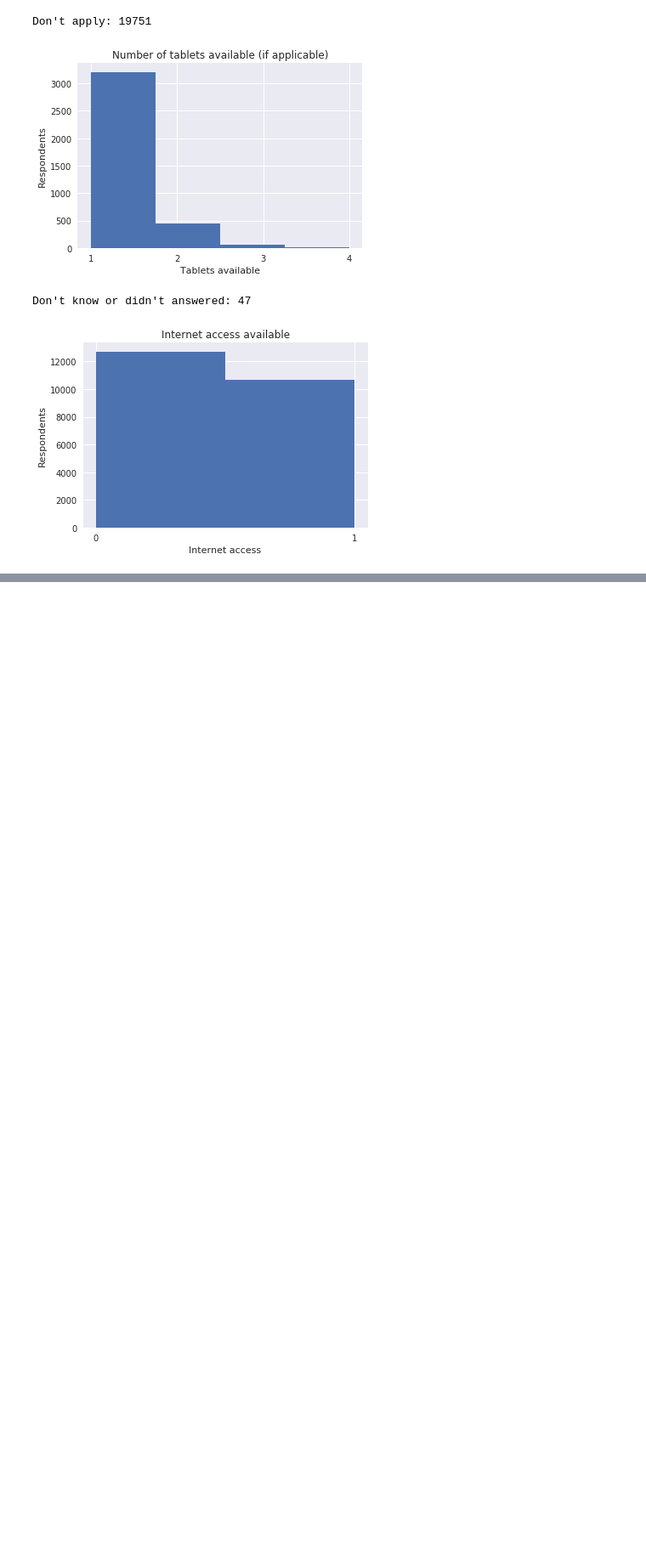
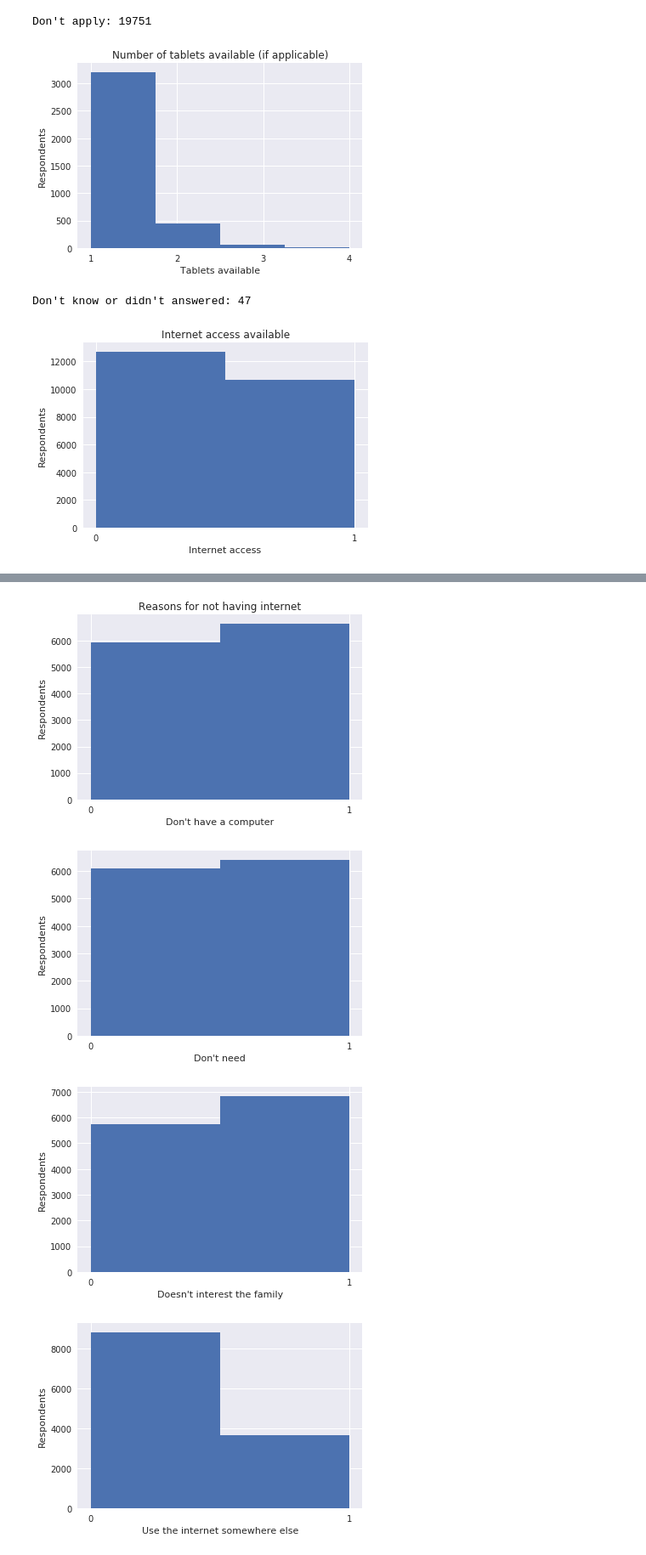
Before and after one commit to henriquefreitassouza/notebooks, a Jupyter notebook: projects/TIC Domicílios.ipynb, the cells around one changed output, grey strips where cells are left out. Shown: that part at 85% size. Cells and saved outputs as stored; diff of their text form; code cells hidden in the pictures; blank space fills up the shorter version.

```diff
--- a/projects/TIC Domicílios.ipynb
+++ b/projects/TIC Domicílios.ipynb
@@ -518,0 +547,78 @@ Don't know or didn't answered: 47
+# %%
+# Plot the reasons for not having internet (this code is very repetitive and should be encapsulated into a function)
+reason_a = no_internet_reasons['A5_A'].loc[~no_internet_reasons['A5_A'].isin([97, 98, 99])]
+reason_b = no_internet_reasons['A5_B'].loc[~no_internet_reasons['A5_B'].isin([97, 98, 99])]
+reason_c = no_internet_reasons['A5_C'].loc[~no_internet_reasons['A5_C'].isin([97, 98, 99])]
+reason_d = no_internet_reasons['A5_D'].loc[~no_internet_reasons['A5_D'].isin([97, 98, 99])]
+reason_e = no_internet_reasons['A5_E'].loc[~no_internet_reasons['A5_E'].isin([97, 98, 99])]
+reason_f = no_internet_reasons['A5_F'].loc[~no_internet_reasons['A5_F'].isin([97, 98, 99])]
+reason_g = no_internet_reasons['A5_G'].loc[~no_internet_reasons['A5_G'].isin([97, 98, 99])]
+reason_h = no_internet_reasons['A5_H'].loc[~no_internet_reasons['A5_H'].isin([97, 98, 99])]
+reason_i = no_internet_reasons['A5_I'].loc[~no_internet_reasons['A5_I'].isin([97, 98, 99])]
+reason_other = no_internet_reasons['A5_outro'].loc[~no_internet_reasons['A5_outro'].isin([97, 98, 99])]
+
+plt.title('Reasons for not having internet')
+plt.hist(reason_a, bins=2)
+plt.xlabel('Don\'t have a computer')
+plt.ylabel('Respondents')
+plt.xticks(np.arange(2))
+plt.show()
+
+plt.hist(reason_b, bins=2)
+plt.xlabel('Don\'t need')
+plt.ylabel('Respondents')
+plt.xticks(np.arange(2))
+plt.show()
+
+plt.hist(reason_c, bins=2)
+plt.xlabel('Doesn\'t interest the family')
+plt.ylabel('Respondents')
+plt.xticks(np.arange(2))
+plt.show()
+
+plt.hist(reason_d, bins=2)
+plt.xlabel('Use the internet somewhere else')
+plt.ylabel('Respondents')
+plt.xticks(np.arange(2))
+plt.show()
+
+plt.hist(reason_e, bins=2)
+plt.xlabel('Too expensive')
+plt.ylabel('Respondents')
+plt.xticks(np.arange(2))
+plt.show()
+
+plt.hist(reason_f, bins=2)
+plt.xlabel('Don\'t know how to use the internet')
+plt.ylabel('Respondents')
+plt.xticks(np.arange(2))
+plt.show()
+
+plt.hist(reason_g, bins=2)
+plt.xlabel('No internet connection available')
+plt.ylabel('Respondents')
+plt.xticks(np.arange(2))
+plt.show()
+
+plt.hist(reason_h, bins=2)
+plt.xlabel('Worried with privacy and security issues')
+plt.ylabel('Respondents')
+plt.xticks(np.arange(2))
+plt.show()
+
+plt.hist(reason_i, bins=2)
+plt.xlabel('Avoid contact with dangerous content')
+plt.ylabel('Respondents')
+plt.xticks(np.arange(2))
+plt.show()
+
+plt.hist(reason_other, bins=2)
+plt.xlabel('Other reasons')
+plt.ylabel('Respondents')
+plt.xticks(np.arange(2))
+plt.show()
+# %% [output]
+[figure, added]
+[figure, added]
+[figure, added]
+[figure, added]
```
Also changed, not shown: parts of 2 cells of this notebook.
